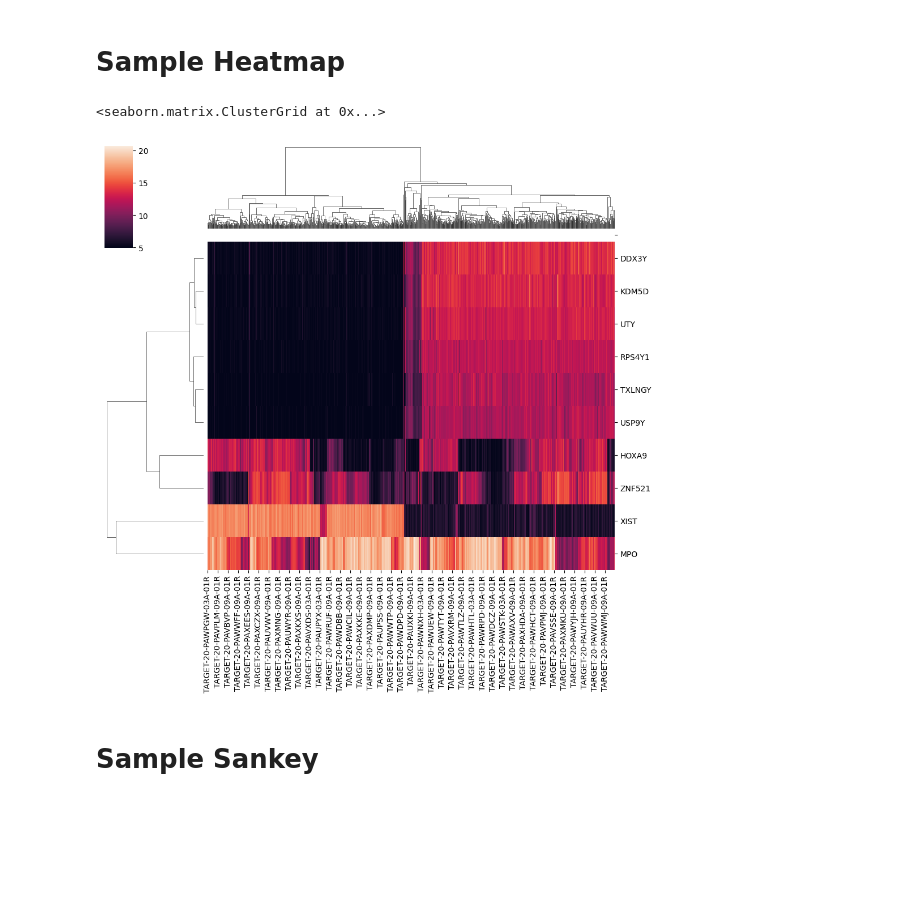
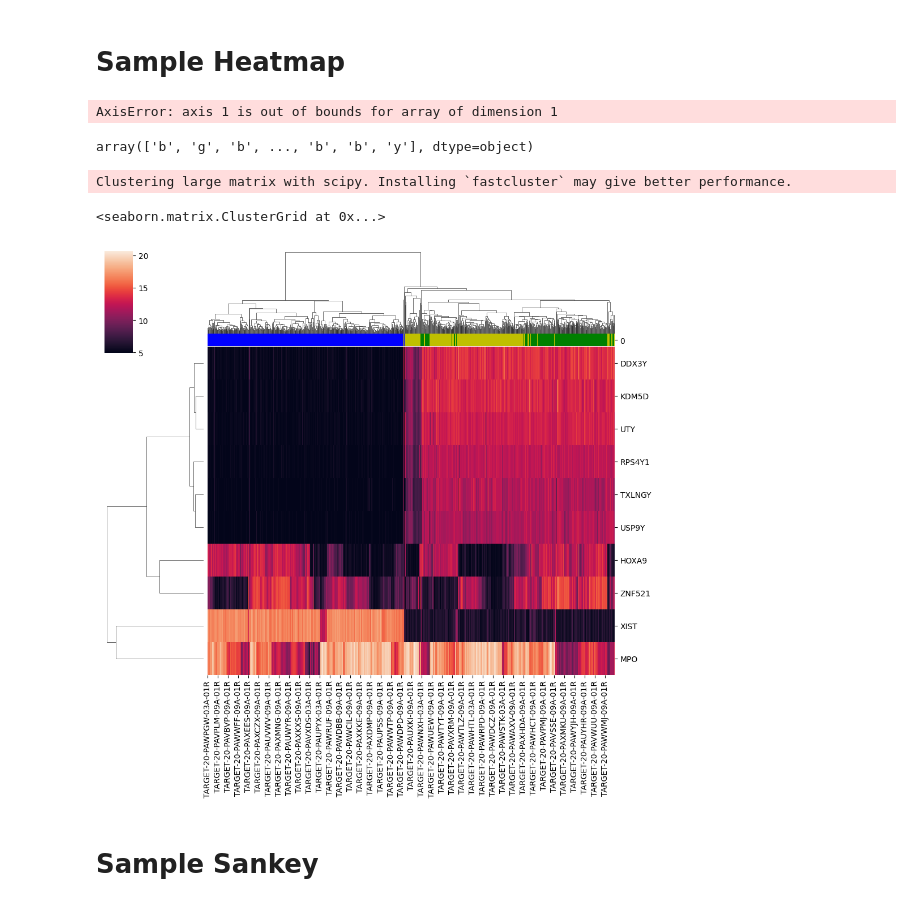
Before and after one commit to sckaff/pediatric-aml-analysis, a Jupyter notebook: Code/Assignment_3.ipynb, the cells around one changed output. Cells and saved outputs as stored; diff of their text form; code cells hidden in the pictures; blank space fills up the shorter version.

```diff
--- a/Code/Assignment_3.ipynb
+++ b/Code/Assignment_3.ipynb
@@ -45,15 +47,25 @@ plot_k_means(dimensions=10000, clusters=7)
 # %% [markdown]
 # Sample Heatmap
+# %%
+np.concatenate((patients, patients_labels), axis=1)
+# %% [output]
+AxisError: axis 1 is out of bounds for array of dimension 1
+# %%
+row_colors.values
+# %% [output]
+array(['b', 'g', 'b', ..., 'b', 'b', 'y'], dtype=object)
 # %%
 variance_genes = pd.read_csv("../Data/Variance/most_variable_10.csv", index_col="Unnamed: 0").T
 kmeans = KMeans(n_clusters=3, random_state=0).fit(variance_genes)
 series = pd.Series(kmeans.labels_)
 lut = dict(zip(series.unique(), "bgy"))
 row_colors = series.map(lut)
-sns.clustermap(variance_genes.T, col_colors=row_colors)
+patients_labels = pd.DataFrame(row_colors.values, variance_genes.index.values)
+sns.clustermap(variance_genes.T, col_colors=patients_labels)
 # %% [output]
-<seaborn.matrix.ClusterGrid at 0x...>
+Clustering large matrix with scipy. Installing `fastcluster` may give better performance.
+<seaborn.matrix.ClusterGrid at 0x...>
-[figure, old version]
+[figure, new version]
 # %% [markdown]
 # Sample Sankey
 # %%
```
Also changed, not shown: parts of 3 cells of this notebook.
